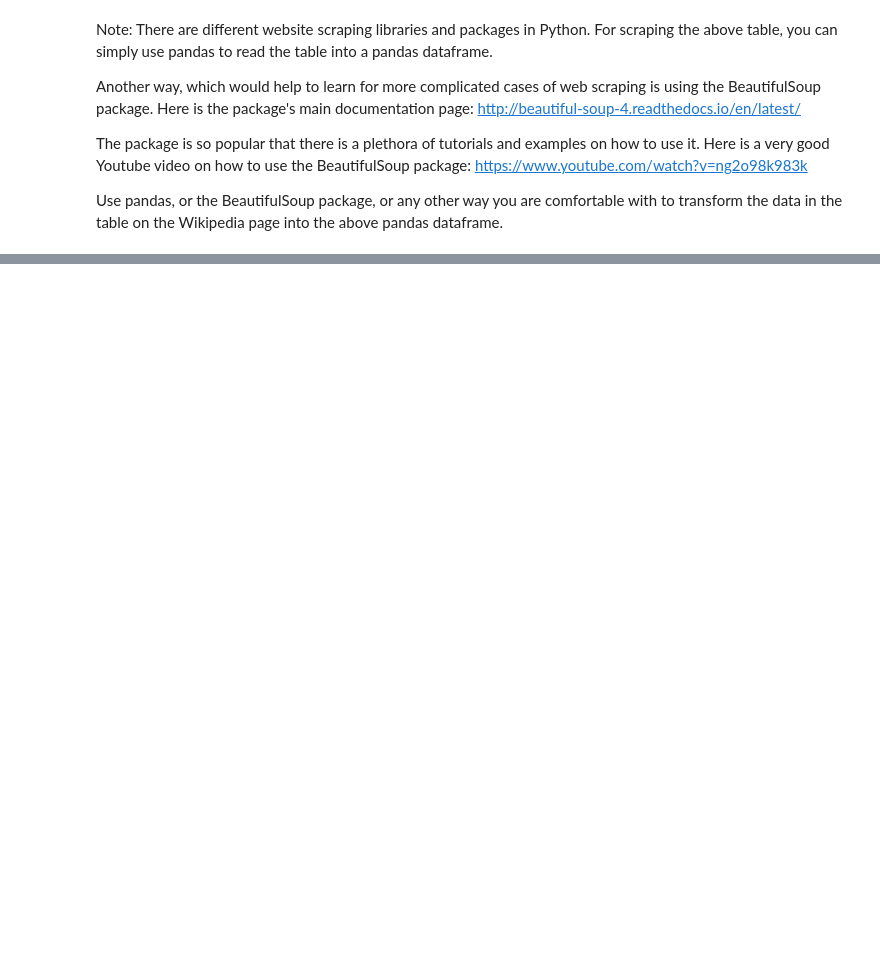
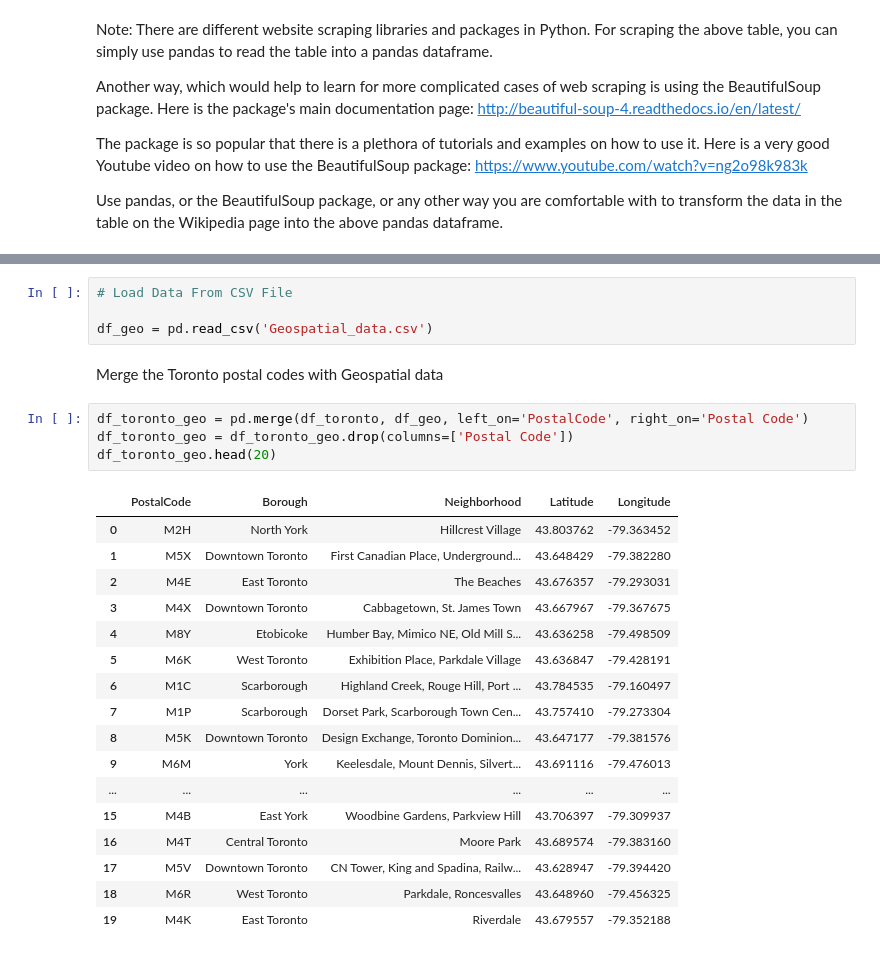
Before and after one commit to salad237/github-example, a Jupyter notebook: CS_Toronto_p1.ipynb, the cells around one changed output, grey strips where cells are left out. Cells and saved outputs as stored; diff of their text form; blank space fills up the shorter version.

```diff
--- a/CS_Toronto_p1.ipynb
+++ b/CS_Toronto_p1.ipynb
@@ -147,0 +174,28 @@ df_toronto.head(30)
+# %%
+# Load Data From CSV File
+
+df_geo = pd.read_csv('Geospatial_data.csv')
+# %% [markdown]
+Merge the Toronto postal codes with Geospatial data
+# %%
+df_toronto_geo = pd.merge(df_toronto, df_geo, left_on='PostalCode', right_on='Postal Code')
+df_toronto_geo = df_toronto_geo.drop(columns=['Postal Code'])
+df_toronto_geo.head(20)
+# %% [output]
+|  | PostalCode | Borough | Neighborhood | Latitude | Longitude |
+| 0 | M2H | North York | Hillcrest Village | 43.803762 | -79.363452 |
+| 1 | M5X | Downtown Toronto | First Canadian Place, Underground... | 43.648429 | -79.382280 |
+| 2 | M4E | East Toronto | The Beaches | 43.676357 | -79.293031 |
+| 3 | M4X | Downtown Toronto | Cabbagetown, St. James Town | 43.667967 | -79.367675 |
+| 4 | M8Y | Etobicoke | Humber Bay, Mimico NE, Old Mill S... | 43.636258 | -79.498509 |
+| 5 | M6K | West Toronto | Exhibition Place, Parkdale Village | 43.636847 | -79.428191 |
+| 6 | M1C | Scarborough | Highland Creek, Rouge Hill, Port ... | 43.784535 | -79.160497 |
+| 7 | M1P | Scarborough | Dorset Park, Scarborough Town Cen... | 43.757410 | -79.273304 |
+| 8 | M5K | Downtown Toronto | Design Exchange, Toronto Dominion... | 43.647177 | -79.381576 |
+| 9 | M6M | York | Keelesdale, Mount Dennis, Silvert... | 43.691116 | -79.476013 |
+| ... | ... | ... | ... | ... | ... |
+| 15 | M4B | East York | Woodbine Gardens, Parkview Hill | 43.706397 | -79.309937 |
+| 16 | M4T | Central Toronto | Moore Park | 43.689574 | -79.383160 |
+| 17 | M5V | Downtown Toronto | CN Tower, King and Spadina, Railw... | 43.628947 | -79.394420 |
+| 18 | M6R | West Toronto | Parkdale, Roncesvalles | 43.648960 | -79.456325 |
+| 19 | M4K | East Toronto | Riverdale | 43.679557 | -79.352188 |
```
Also changed, not shown: parts of 62 cells of this notebook.
